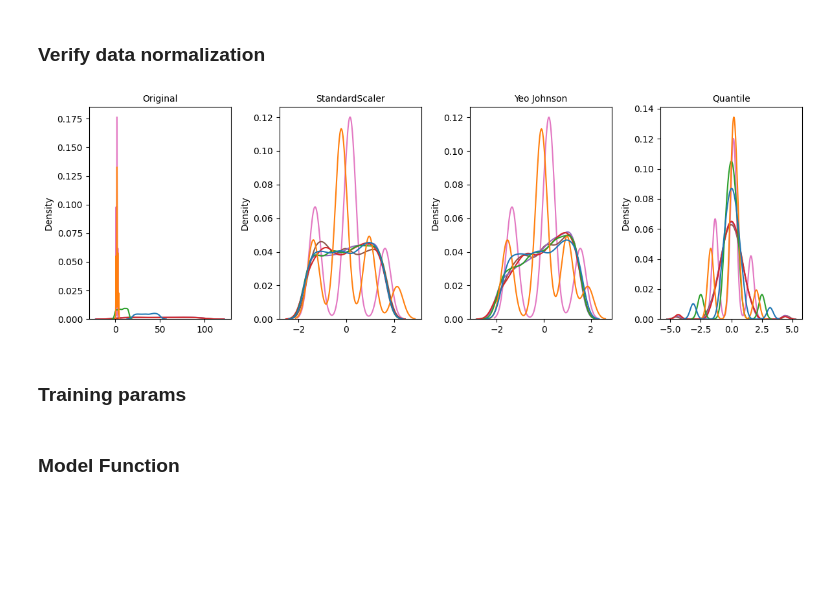
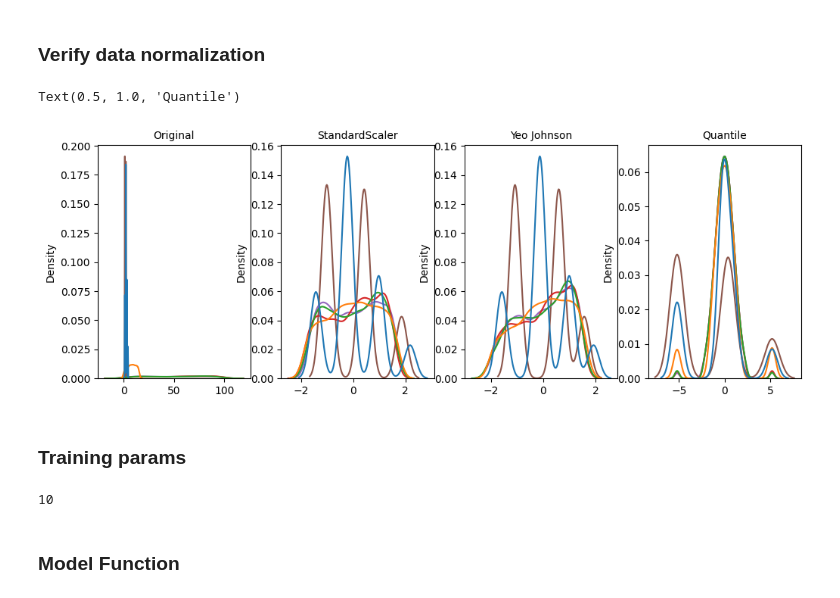
Before and after one commit to LuizTokuhara/machine-learning, a Jupyter notebook: notebooks/hiring-decision-nn-grid-search.ipynb, the cells around one changed output. Saved outputs shown, nothing was run; the diff lists cells and outputs as text; code cells hidden in the pictures; blank space fills up the shorter version.

Commit message:
feat: add smote to balance values

```diff
--- a/notebooks/hiring-decision-nn-grid-search.ipynb
+++ b/notebooks/hiring-decision-nn-grid-search.ipynb
@@ -27,6 +26,7 @@ features = list(dataset.columns.values)
 target = features.pop(-1)
 # dataset.nunique().sort_values() # Check number of unique values
 
+features.remove('Age')
 features.remove('Gender')
 features.remove('PreviousCompanies')
 features.remove('DistanceFromCompany')
@@ -85,0 +70,6 @@ class_weights_dict = dict(enumerate(class_weights))
+# %%
+X = dataset[features].to_numpy()
+Y = dataset[target].to_numpy()
+random_seed = 11
+
+sb.countplot(x=target,data=dataset)
@@ -85,0 +79,5 @@ class_weights_dict = dict(enumerate(class_weights))
+# %%
+# Apply SMOTE to balance dataset
+oversample = SMOTE()
+X, Y = oversample.fit_resample(X, Y)
+sb.countplot(x=Y)
@@ -86,37 +87,26 @@ class_weights_dict = dict(enumerate(class_weights))
 # %% [markdown]
 ### Verify data normalization
 # %%
-# Graph centered in 0 is better - less bias
-# On our case, quantile transform is better
+scaler = StandardScaler()
+X_standard = scaler.fit_transform(X)
 
-qTransformer = QuantileTransformer(output_distribution='normal')
-pTransformer = PowerTransformer(method='yeo-johnson')
-
-yeo_johnson = pTransformer.fit_transform(X_train)
-yeo_johnson = scaler.fit_transform(yeo_johnson)
-
-quantile = qTransformer.fit_transform(X_train)
-quantile = scaler.fit_transform(quantile)
-
-standard = scaler.fit_transform(X_train)
+q_transformer = QuantileTransformer(output_distribution='normal')
+p_transformer = PowerTransformer(method='yeo-johnson')
+X_quantile = q_transformer.fit_transform(X)
+X_yeo = p_transformer.fit_transform(X)
 
 fig, axis = plt.subplots(1, 4, figsize=(12, 4))
-sb.kdeplot(X_train, ax=axis[0], legend=False,)
+sb.kdeplot(X, ax=axis[0], legend=False,)
 axis[0].set_title('Original', size=10)
 
-sb.kdeplot(standard, ax=axis[1], legend=False,)
+sb.kdeplot(X_standard, ax=axis[1], legend=False,)
 axis[1].set_title('StandardScaler', size=10)
 
-sb.kdeplot(yeo_johnson, ax=axis[2], legend=False)
+sb.kdeplot(X_yeo, ax=axis[2], legend=False)
 axis[2].set_title('Yeo Johnson', size=10)
 
-sb.kdeplot(quantile, ax=axis[3], legend=False)
+sb.kdeplot(X_quantile, ax=axis[3], legend=False)
 axis[3].set_title('Quantile', size=10)
-
-# Transform dataset again
-X_train_scaled = qTransformer.fit_transform(X_train)
-X_test_scaled = qTransformer.transform(X_test)
-
-fig.tight_layout()
 # %% [output]
+Text(0.5, 1.0, 'Quantile')
-[figure, old version]
+[figure, new version]
@@ -123,13 +124,13 @@ fig.tight_layout()
 # %% [markdown]
 ### Training params
 # %%
-max_neurons = [8,16]
+max_neurons = [8,16,24,32]
 f_activation = ['tanh'] # 'tanh', 'relu', 'sigmoid'
 metric = 'accuracy' # 'Precision', 'Recall', 'Accuracy'
 patience = 300
 max_epochs = [5 * patience]
 min_improvement = 0.01
-adam_initial_learning_rate = [0.01, 0.001]
+adam_initial_learning_rate = [0.001]
 adam_learning_rate_decay = 0.99
 loss = 'mse'
 optimizer = 'adam'
@@ -138,7 +139,10 @@ validation_split = 0.3
 
 keras.utils.set_random_seed(random_seed)
 # Split data into kfolds
-sk_folds = StratifiedKFold(n_splits=5, shuffle=True, random_state=random_seed)
+sk_folds = StratifiedKFold(n_splits=10, shuffle=True, random_state=random_seed)
+sk_folds.get_n_splits(X_train_scaled, Y)
+# %% [output]
+10
 # %% [markdown]
 ### Model Function
 # %%
```
Also changed, not shown: parts of 11 cells of this notebook.
